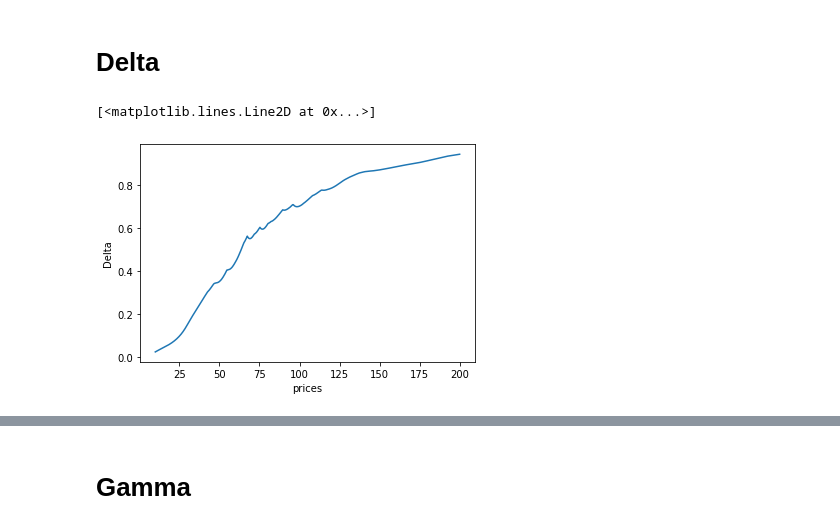
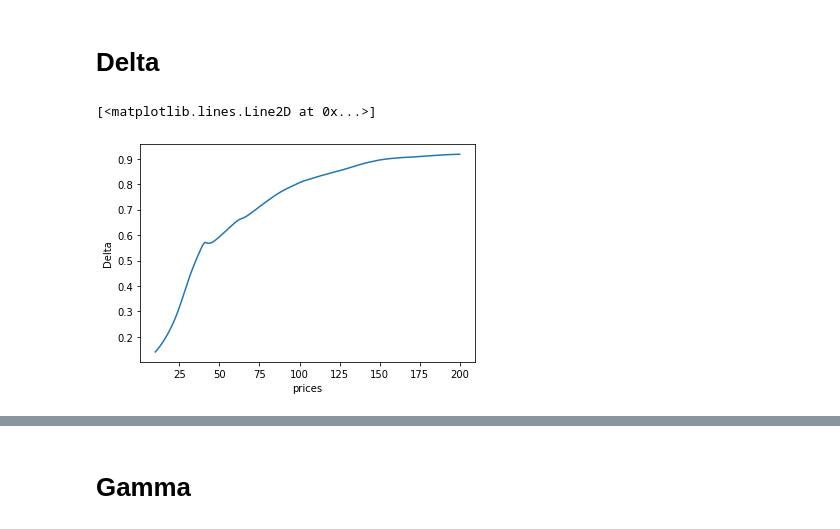
Before and after one commit to xinyanz-erin/Applied-Finance-Project, a Jupyter notebook: From Colab/European_Call.ipynb, the cells around one changed output, grey strips where cells are left out. Drawn from its saved outputs; the diff is of its cells as text; code cells hidden in the pictures.

```diff
--- a/From Colab/European_Call.ipynb
+++ b/From Colab/European_Call.ipynb
@@ -367,7 +376,7 @@ class Net(nn.Module):
         self.fc5 = nn.Linear(hidden, hidden)
         self.fc6 = nn.Linear(hidden, 1)
         self.register_buffer('norm',
-                             torch.tensor([5, 200.0, 200.0, 0.4, 0.2, 0.2]*1)) # don't use numpy here - will give error later
+                             torch.tensor([10, 200.0, 200.0, 0.4, 0.2, 0.2]*1)) # don't use numpy here - will give error later
 
     def forward(self, x):
         # normalize the parameter to range [0-1]
@@ -586,7 +591,7 @@ tensor([[42.6336]], device='cuda:0', grad_fn=<AddmmBackward>)
 One of the benefits of building a deep learning model is that the [Greeks](<https://en.wikipedia.org/wiki/Greeks_(finance)#First-order_Greeks>) can be easily computed.
 We just need to take advantage of the auto-grad feature in Pytorch. We can use `grad` function to compute the first order differentiation for parameters 'K, B, S0, sigma, mu, r'
 # %%
-inputs = torch.tensor([[5, 110.0, 110.0, 0.35, 0.1, 0.05]*1]).cuda()
+inputs = torch.tensor([[10, 110.0, 110.0, 0.35, 0.1, 0.05]*1]).cuda()
 inputs.requires_grad = True
 x = model(inputs.float())
 x.backward()
@@ -602,29 +607,29 @@ Here we are going to plot the Delta graph:-
 # %%
 ##Using gradient, Change only 1 S0 at a time
 %matplotlib inline
 from torch.autograd import grad
 import pylab
 import numpy as np
 def compute_delta(S):
     # inputs = torch.tensor([[110.0, 0.0, S, 0.35, 0.1, 0.05] + ([110.0, 0.0, 110.0, 0.35, 0.1, 0.05]*2)]).cuda()
-    inputs = torch.tensor([[5, 110.0, S, 0.35, 0.1, 0.05]]).cuda()
+    inputs = torch.tensor([[10, 110.0, S, 0.35, 0.1, 0.05]]).cuda()
     inputs.requires_grad = True
     x = model(inputs.float())
     #x = model(inputs)
     x.backward()
     first_order_gradient = inputs.grad
     return first_order_gradient[0][2]
 prices = np.arange(10, 200, 0.1)
 deltas = []
 for p in prices:
     deltas.append(compute_delta(p).item())
 fig = pylab.plot(prices, deltas)
 pylab.xlabel('prices')
 pylab.ylabel('Delta')
 fig
 # %% [output]
 [<matplotlib.lines.Line2D at 0x...>]
-[figure, old version]
+[figure, new version]
 # %%
 ## Using Finite Difference, Change only 1 S0 at a time
 %matplotlib inline
```
Also changed, not shown: parts of 10 cells of this notebook.
